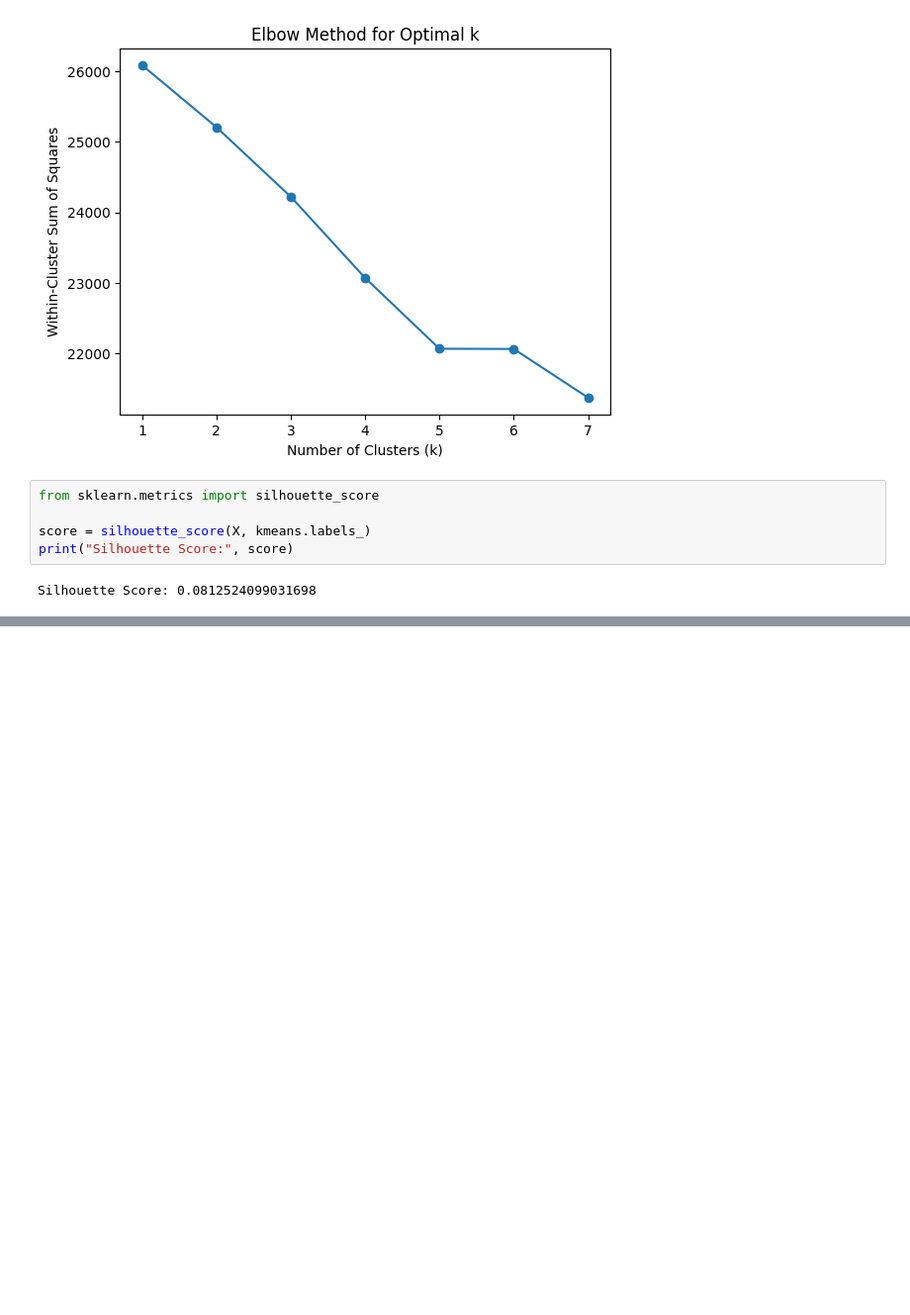
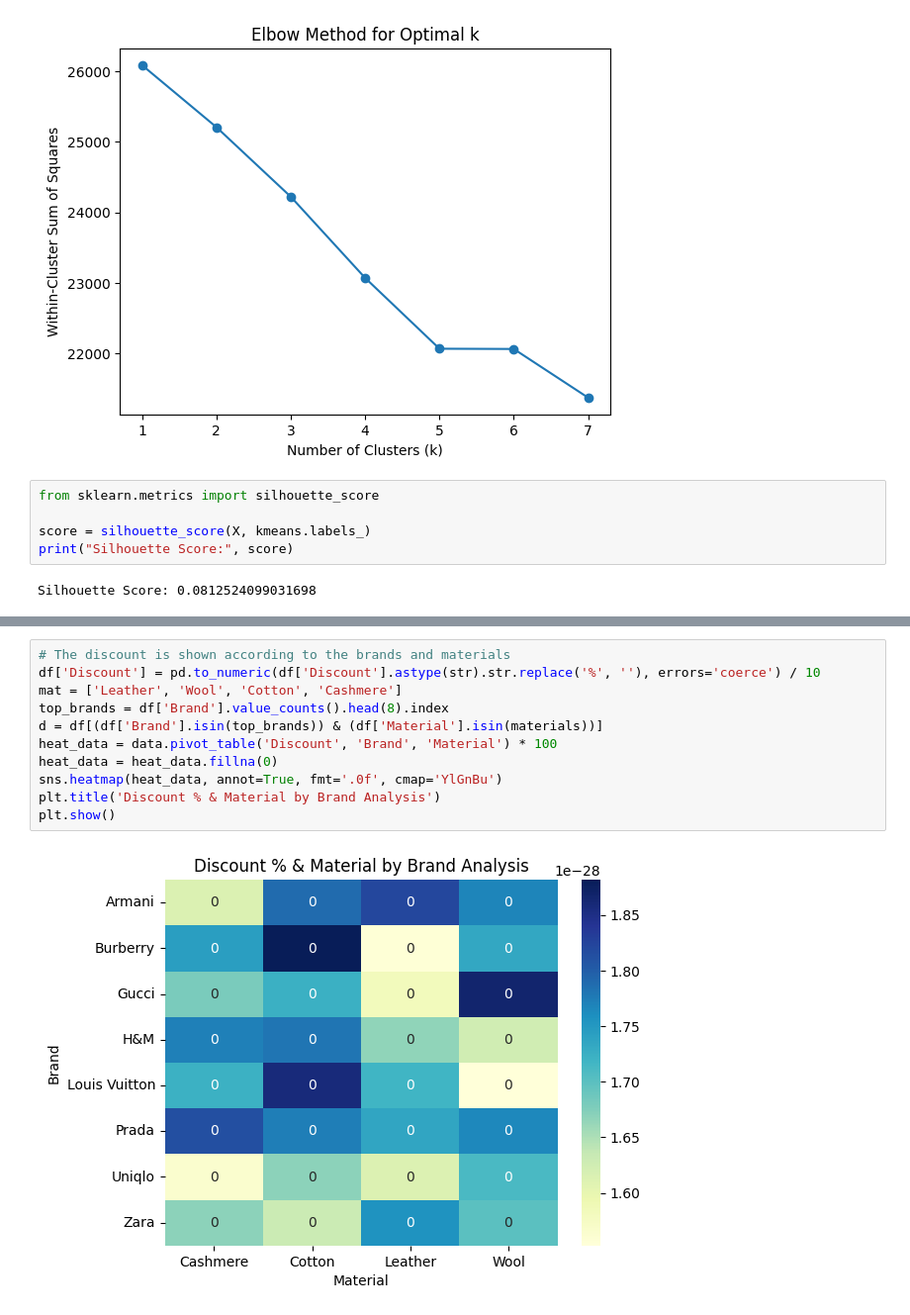
Before and after one commit to Sushmita-17/AI-Coursework, a Jupyter notebook: Sushmita_Adikari23056375.ipynb, the cells around one changed output, grey strips where cells are left out. Shown at 99% size. Cells and saved outputs as stored; diff of their text form; blank space fills up the shorter version.

```diff
--- a/Sushmita_Adikari23056375.ipynb
+++ b/Sushmita_Adikari23056375.ipynb
@@ -246,0 +308,13 @@ Silhouette Score: 0.0812524099031698
+# %%
+# The discount is shown according to the brands and materials
+df['Discount'] = pd.to_numeric(df['Discount'].astype(str).str.replace('%', ''), errors='coerce') / 10
+mat = ['Leather', 'Wool', 'Cotton', 'Cashmere']
+top_brands = df['Brand'].value_counts().head(8).index
+d = df[(df['Brand'].isin(top_brands)) & (df['Material'].isin(materials))]
+heat_data = data.pivot_table('Discount', 'Brand', 'Material') * 100
+heat_data = heat_data.fillna(0)
+sns.heatmap(heat_data, annot=True, fmt='.0f', cmap='YlGnBu')
+plt.title('Discount % & Material by Brand Analysis')
+plt.show()
+# %% [output]
+[figure, added]
```
Also changed, not shown: parts of 8 cells of this notebook, 1 other file.
